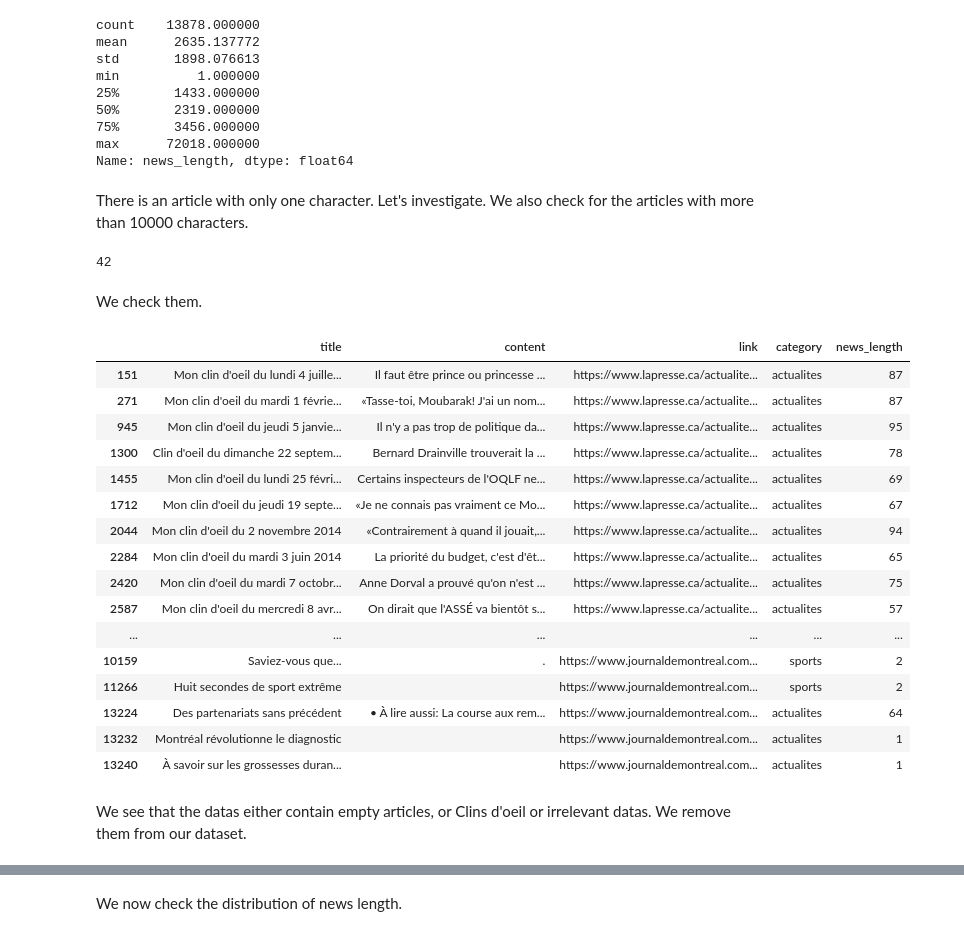
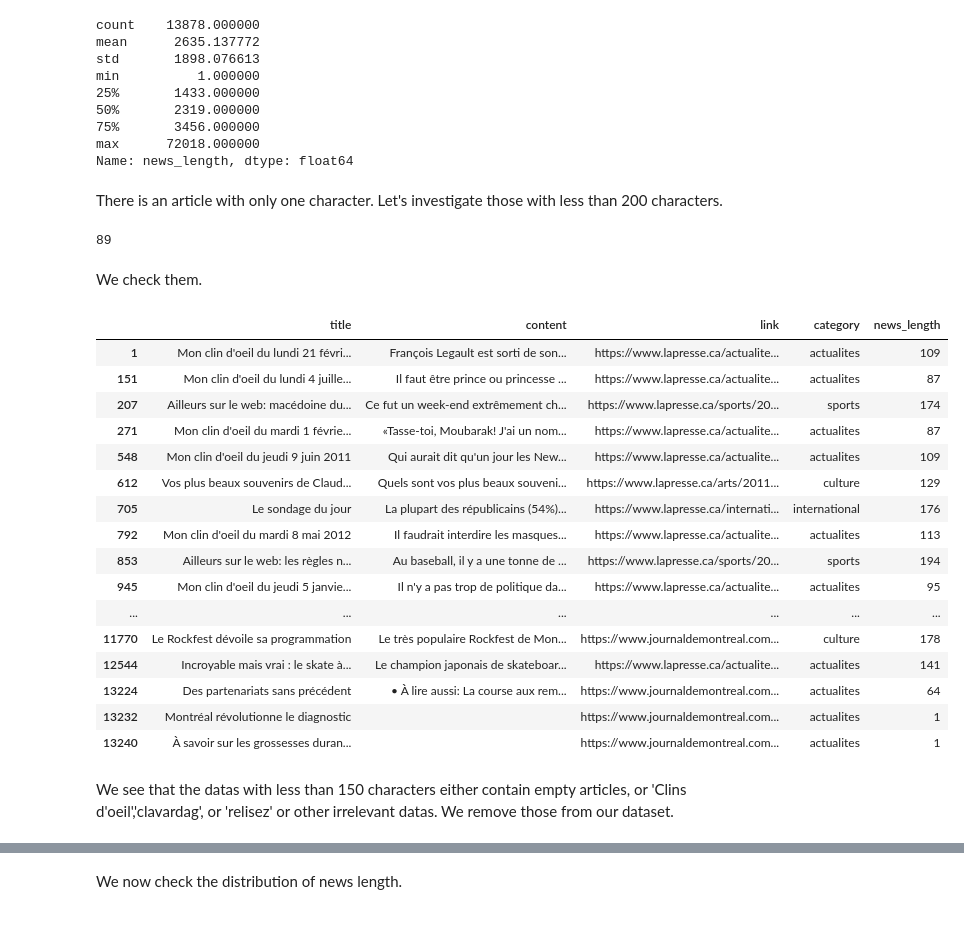
Before and after one commit to louispthi/news_classifier, a Jupyter notebook: Data cleaning/data_cleaning.ipynb, the cells around one changed output, grey strips where cells are left out. Saved outputs shown, nothing was run; the diff lists cells and outputs as text; code cells hidden in the pictures.

Commit message:
Continue Data Analysis

```diff
--- a/Data cleaning/data_cleaning.ipynb
+++ b/Data cleaning/data_cleaning.ipynb
@@ -11,6 +11,8 @@ import numpy as np
 import pandas as pd
 import matplotlib.pyplot as plt
 import seaborn as sns
+# %%
+pd.set_option('display.max_rows', 100)
 # %% [markdown]
 We read the different data sets that we put in csv files.
 # %%
@@ -147,36 +149,36 @@ min          1.000000
 max      72018.000000
 Name: news_length, dtype: float64
 # %% [markdown]
-There is an article with only one character. Let's investigate. We also check for the articles with more than 10000 characters.
+There is an article with only one character. Let's investigate those with less than 200 characters.
 # %%
-# Dataframe with articles of length less than 100 characters
-df_less100 = df_all[df_all['news_length']<100]
-len(df_less100)
+# Dataframe with articles of length less than 200 characters
+df_less200 = df_all[df_all['news_length']<200]
+len(df_less200)
 # %% [output]
-42
+89
 # %% [markdown]
 We check them.
-# %%
-df_less100.head(100)
-# %% [output]
-|  | title | content | link | category | news_length |
-| 151 | Mon clin d'oeil du lundi 4 juille... | Il faut être prince ou princesse ... | https://www.lapresse.ca/actualite... | actualites | 87 |
-| 271 | Mon clin d'oeil du mardi 1 févrie... | «Tasse-toi, Moubarak! J'ai un nom... | https://www.lapresse.ca/actualite... | actualites | 87 |
-| 945 | Mon clin d'oeil du jeudi 5 janvie... | Il n'y a pas trop de politique da... | https://www.lapresse.ca/actualite... | actualites | 95 |
-| 1300 | Clin d'oeil du dimanche 22 septem... | Bernard Drainville trouverait la ... | https://www.lapresse.ca/actualite... | actualites | 78 |
-| 1455 | Mon clin d'oeil du lundi 25 févri... | Certains inspecteurs de l'OQLF ne... | https://www.lapresse.ca/actualite... | actualites | 69 |
-| 1712 | Mon clin d'oeil du jeudi 19 septe... | «Je ne connais pas vraiment ce Mo... | https://www.lapresse.ca/actualite... | actualites | 67 |
-| 2044 | Mon clin d'oeil du 2 novembre 2014 | «Contrairement à quand il jouait,... | https://www.lapresse.ca/actualite... | actualites | 94 |
-| 2284 | Mon clin d'oeil du mardi 3 juin 2014 | La priorité du budget, c'est d'êt... | https://www.lapresse.ca/actualite... | actualites | 65 |
-| 2420 | Mon clin d'oeil du mardi 7 octobr... | Anne Dorval a prouvé qu'on n'est ... | https://www.lapresse.ca/actualite... | actualites | 75 |
-| 2587 | Mon clin d'oeil du mercredi 8 avr... | On dirait que l'ASSÉ va bientôt s... | https://www.lapresse.ca/actualite... | actualites | 57 |
-| ... | ... | ... | ... | ... | ... |
-| 10159 | Saviez-vous que... | . | https://www.journaldemontreal.com... | sports | 2 |
-| 11266 | Huit secondes de sport extrême |  | https://www.journaldemontreal.com... | sports | 2 |
-| 13224 | Des partenariats sans précédent | • À lire aussi: La course aux rem... | https://www.journaldemontreal.com... | actualites | 64 |
-| 13232 | Montréal révolutionne le diagnostic |  | https://www.journaldemontreal.com... | actualites | 1 |
-| 13240 | À savoir sur les grossesses duran... |  | https://www.journaldemontreal.com... | actualites | 1 |
+# %%
+df_less200.head(200)
+# %% [output]
+|  | title | content | link | category | news_length |
+| 1 | Mon clin d'oeil du lundi 21 févri... | François Legault est sorti de son... | https://www.lapresse.ca/actualite... | actualites | 109 |
+| 151 | Mon clin d'oeil du lundi 4 juille... | Il faut être prince ou princesse ... | https://www.lapresse.ca/actualite... | actualites | 87 |
+| 207 | Ailleurs sur le web: macédoine du... | Ce fut un week-end extrêmement ch... | https://www.lapresse.ca/sports/20... | sports | 174 |
+| 271 | Mon clin d'oeil du mardi 1 févrie... | «Tasse-toi, Moubarak! J'ai un nom... | https://www.lapresse.ca/actualite... | actualites | 87 |
+| 548 | Mon clin d'oeil du jeudi 9 juin 2011 | Qui aurait dit qu'un jour les New... | https://www.lapresse.ca/actualite... | actualites | 109 |
+| 612 | Vos plus beaux souvenirs de Claud... | Quels sont vos plus beaux souveni... | https://www.lapresse.ca/arts/2011... | culture | 129 |
+| 705 | Le sondage du jour | La plupart des républicains (54%)... | https://www.lapresse.ca/internati... | international | 176 |
+| 792 | Mon clin d'oeil du mardi 8 mai 2012 | Il faudrait interdire les masques... | https://www.lapresse.ca/actualite... | actualites | 113 |
+| 853 | Ailleurs sur le web: les règles n... | Au baseball, il y a une tonne de ... | https://www.lapresse.ca/sports/20... | sports | 194 |
+| 945 | Mon clin d'oeil du jeudi 5 janvie... | Il n'y a pas trop de politique da... | https://www.lapresse.ca/actualite... | actualites | 95 |
+| ... | ... | ... | ... | ... | ... |
+| 11770 | Le Rockfest dévoile sa programmation | Le très populaire Rockfest de Mon... | https://www.journaldemontreal.com... | culture | 178 |
+| 12544 | Incroyable mais vrai : le skate à... | Le champion japonais de skateboar... | https://www.lapresse.ca/actualite... | actualites | 141 |
+| 13224 | Des partenariats sans précédent | • À lire aussi: La course aux rem... | https://www.journaldemontreal.com... | actualites | 64 |
+| 13232 | Montréal révolutionne le diagnostic |  | https://www.journaldemontreal.com... | actualites | 1 |
+| 13240 | À savoir sur les grossesses duran... |  | https://www.journaldemontreal.com... | actualites | 1 |
 # %% [markdown]
-We see that the datas either contain empty articles, or Clins d'oeil or irrelevant datas. We remove them from our dataset.
+We see that the datas with less than 150 characters either contain empty articles, or 'Clins d'oeil','clavardag', or 'relisez' or other irrelevant datas. We remove those from our dataset.
 # %%
 df_test['news_length'] = df_test['content'].str.len()
```
Also changed, not shown: parts of 20 cells of this notebook.
